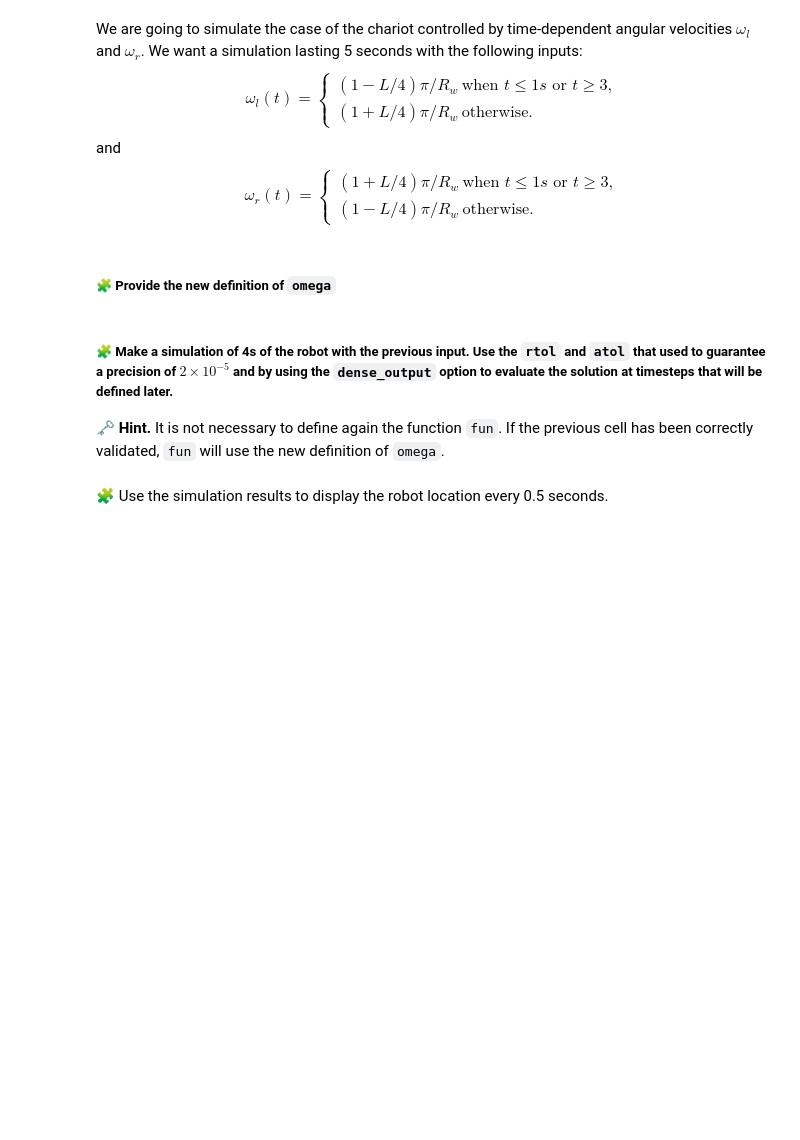
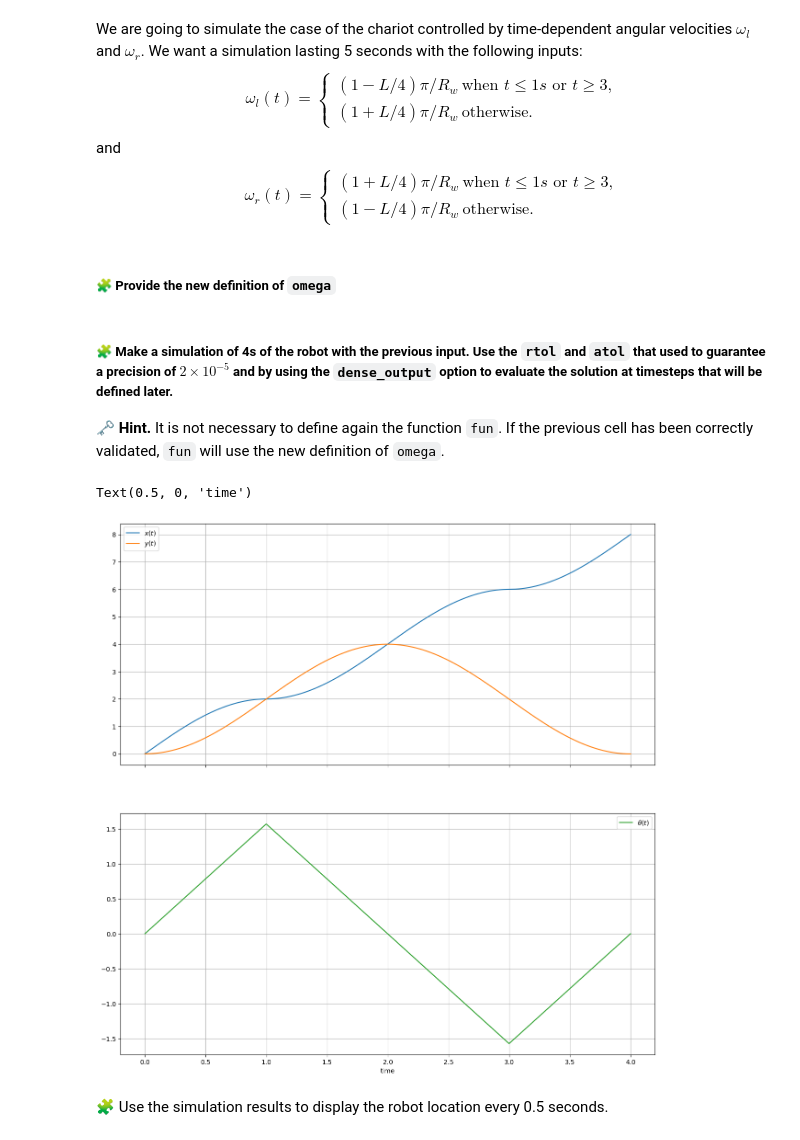
Before and after one commit to youssra191/control-engineering-with-python-project-2022-2023, a Jupyter notebook: Project-2.ipynb, the cells around one changed output. Saved outputs shown, nothing was run; the diff lists cells and outputs as text; code cells hidden in the pictures; blank space fills up the shorter version.

```diff
--- a/Project-2.ipynb
+++ b/Project-2.ipynb
@@ -277,2 +281,23 @@ pass
+# %%
+atol = 2*10**(-5)
+rtol = 2*10**(-5)
+
+r = solve_ivp(fun=fun, t_span =(0.0, 4.0), y0=[0.0, 0.0, 0.0], rtol = rtol, atol = atol, dense_output=True)
+# %%
+t = linspace(0.0, 4.0, 1000)
+x, y, theta = r["sol"](t)
+fig=figure(figsize=(15, 15))
+ax1, ax2 = fig.subplots(2, 1, sharex=True)
+ax1.grid(True)
+ax1.plot(t, x, label="$x(t)$")
+ax1.plot(t, y, label="$y(t)$")
+ax1.legend()
+ax2.grid(True)
+ax2.plot(t, theta, label=r"$\theta(t)$", color="C2")
+ax2.legend()
+xlabel("time")
+# %% [output]
+Text(0.5, 0, 'time')
+[figure, added]
 # %% [markdown]
 🧩 Use the simulation results to display the robot location every 0.5 seconds.
```
Also changed, not shown: parts of 57 cells of this notebook.
